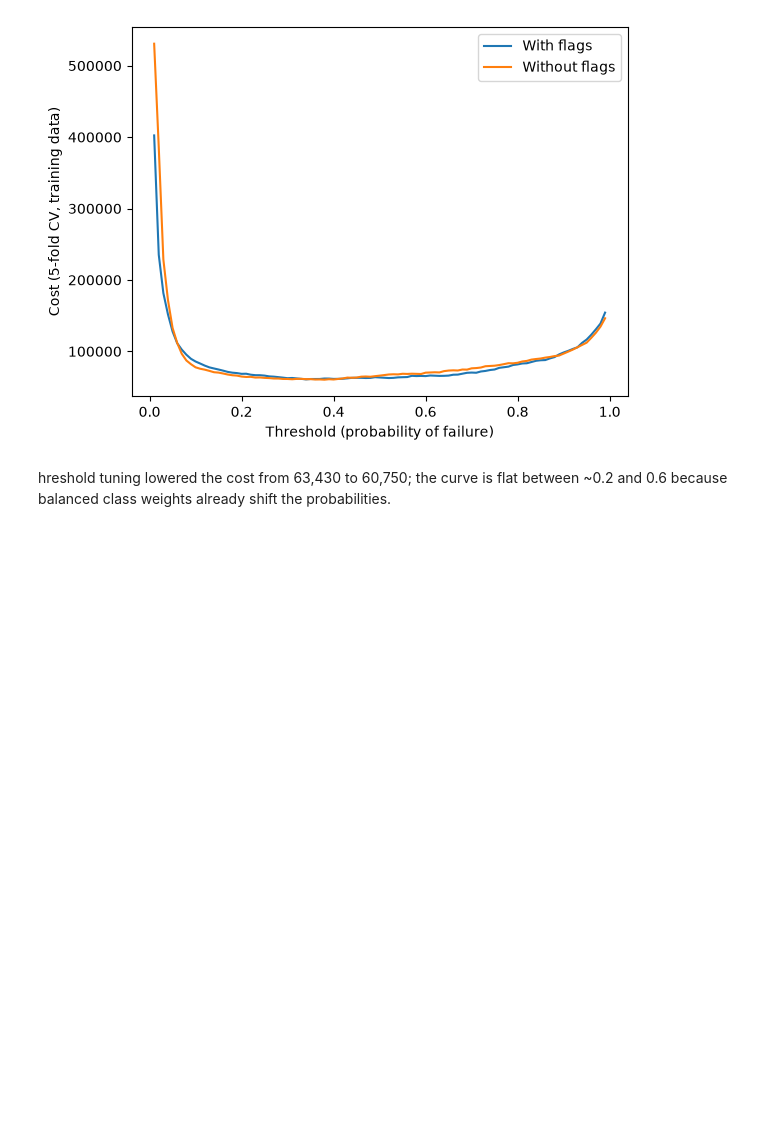
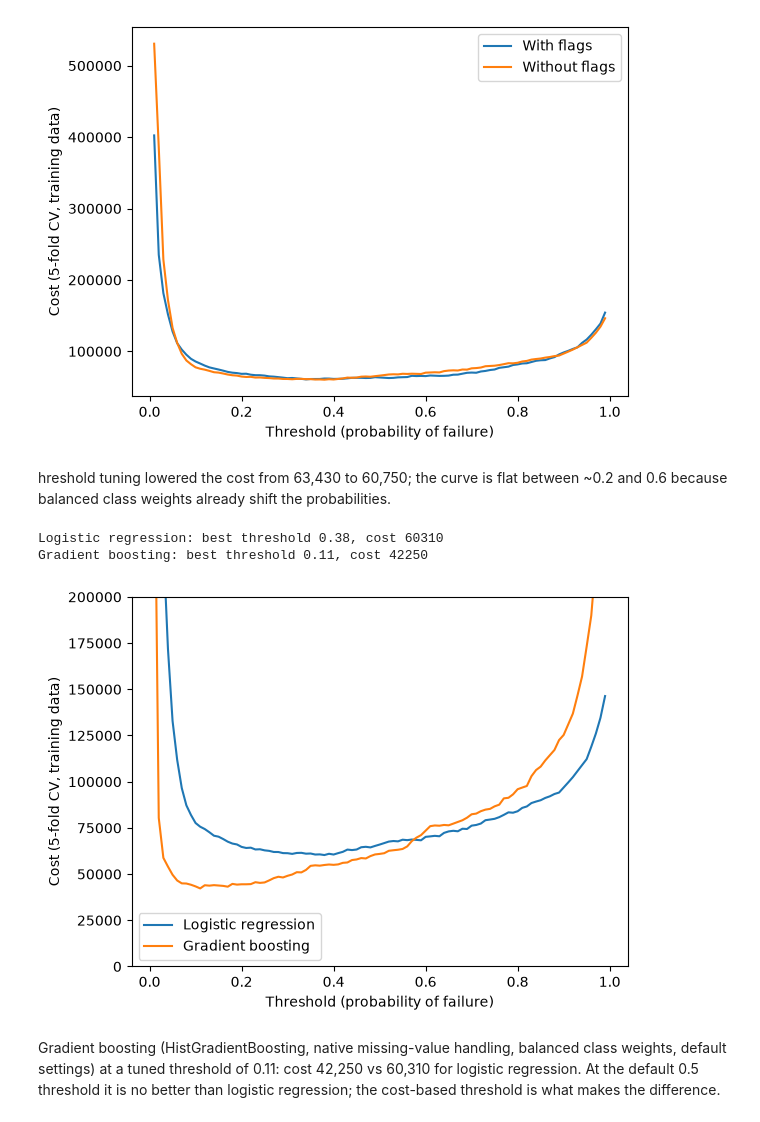
Before and after one commit to asad-a-shaikh/aps-failure-prediction, a Jupyter notebook: notebooks/02_baseline.ipynb, the cells around one changed output. Saved outputs shown, nothing was run; the diff lists cells and outputs as text; code cells hidden in the pictures; blank space fills up the shorter version.

Commit message:
Gradient boosting

```diff
--- a/notebooks/02_baseline.ipynb
+++ b/notebooks/02_baseline.ipynb
@@ -107,3 +107,26 @@ Without flags: best threshold 0.38, cost 60310
 [figure]
 # %% [markdown]
 hreshold tuning lowered the cost from 63,430 to 60,750; the curve is flat between ~0.2 and 0.6 because balanced class weights already shift the probabilities.
+# %%
+from sklearn.ensemble import HistGradientBoostingClassifier
+
+hgb = HistGradientBoostingClassifier(class_weight="balanced", random_state=42)
+proba_hgb = cross_val_predict(hgb, X, y, cv=cv, method="predict_proba")[:, 1]
+
+for name, p in [("Logistic regression", proba_noflags), ("Gradient boosting", proba_hgb)]:
+    costs = [scania_cost(y, (p >= t).astype(int)) for t in thresholds]
+    best = int(np.argmin(costs))
+    print(f"{name}: best threshold {thresholds[best]:.2f}, cost {costs[best]}")
+    plt.plot(thresholds, costs, label=name)
+
+plt.xlabel("Threshold (probability of failure)")
+plt.ylabel("Cost (5-fold CV, training data)")
+plt.ylim(0, 200000)
+plt.legend()
+plt.show()
+# %% [output]
+Logistic regression: best threshold 0.38, cost 60310
+Gradient boosting: best threshold 0.11, cost 42250
+[figure, added]
+# %% [markdown]
+Gradient boosting (HistGradientBoosting, native missing-value handling, balanced class weights, default settings) at a tuned threshold of 0.11: cost 42,250 vs 60,310 for logistic regression. At the default 0.5 threshold it is no better than logistic regression; the cost-based threshold is what makes the difference.
```
